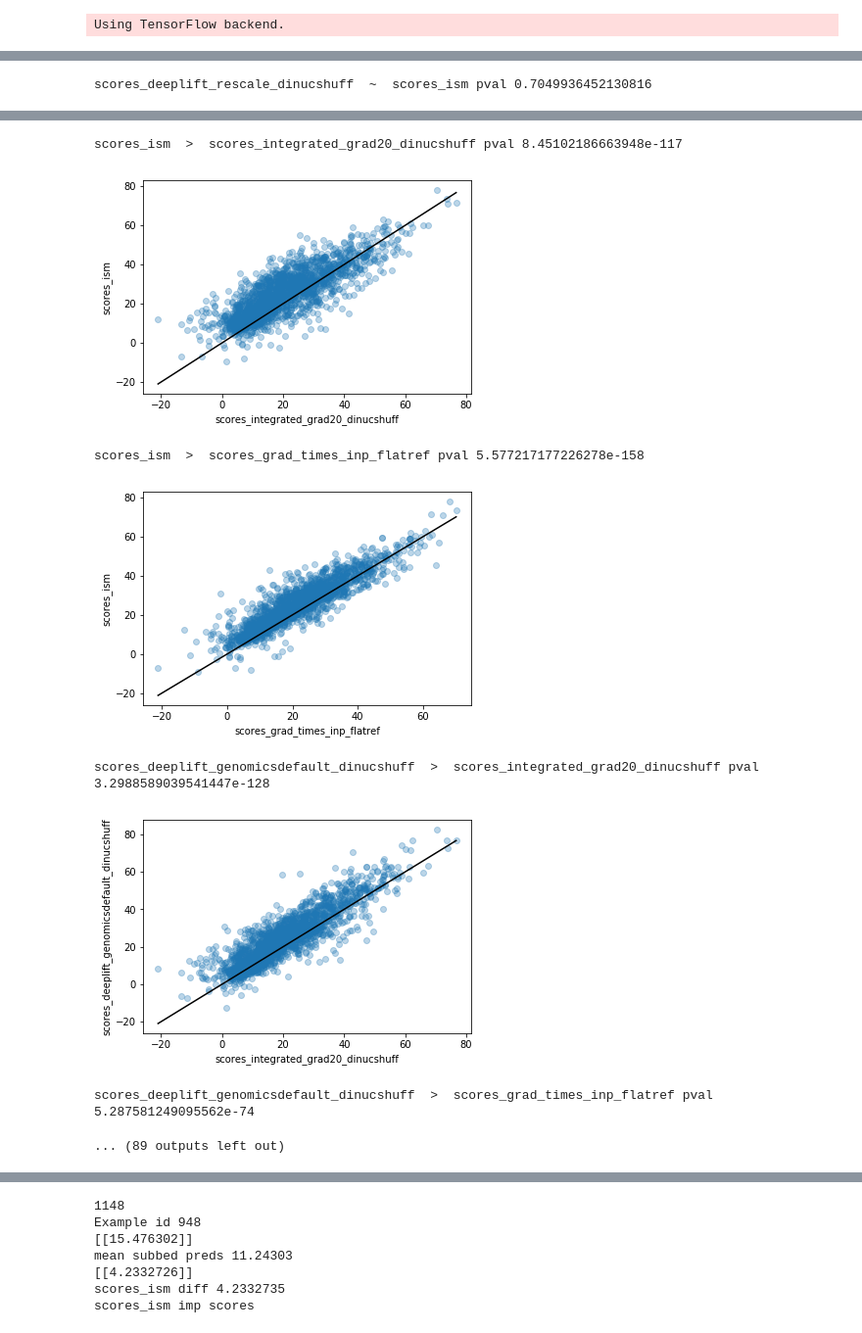
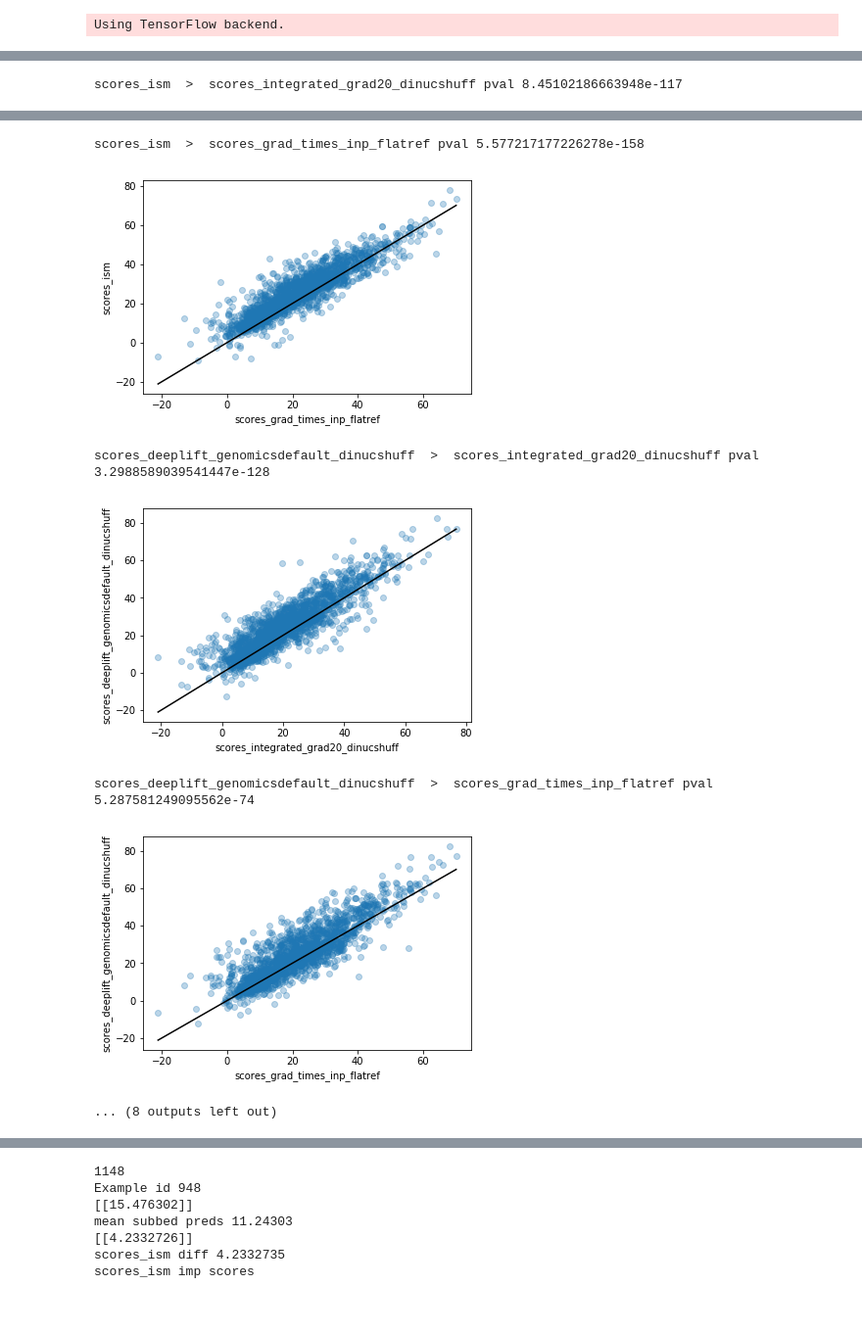
Before and after one commit to kundajelab/interpret-benchmark, a Jupyter notebook: data/Assess model fidelity.ipynb, the cells around one changed output, grey strips where cells are left out. Shown at 98% size. Saved outputs shown, nothing was run; the diff lists cells and outputs as text; code cells hidden in the pictures.

Commit message:
more model fidelity plots

```diff
--- a/data/Assess model fidelity.ipynb
+++ b/data/Assess model fidelity.ipynb
@@ -97,10 +97,10 @@ import random
 
 model_prefixes_and_folders = [
     ("record_1_model_txak1", "HepG2"),
-    ("record_1_model_8E0g9", "GM12878"),
-    ("record_1_model_YJQ5u", "K562"),
-    ("record_1_model_xIIj6", "A549"),
-    ("record_1_model_HICYK", "MCF-7"),
+    #("record_1_model_8E0g9", "GM12878"),
+    #("record_1_model_YJQ5u", "K562"),
+    #("record_1_model_xIIj6", "A549"),
+    #("record_1_model_HICYK", "MCF-7"),
 ]
 
 
@@ -113,11 +113,11 @@ model_prefixes_and_folders = [
 
 model_folder_to_subbed_diffs_lookup = {}
 model_folder_to_zerod_diffs_lookup = {}
-model_folder_to_shuffled_onehot_seqs = {}
+#model_folder_to_shuffled_onehot_seqs = {}
 model_folder_to_predictive_model = {}
 model_folder_to_method_to_tozero = {}
 
-debug_ex_id = 948#
+debug_ex_id = 1511#
 
 for model_prefix,folder in model_prefixes_and_folders:
     print("\n\n###########\nOn model prefix",folder+"/"+model_prefix,"\n############")
@@ -138,15 +138,15 @@ for model_prefix,folder in model_prefixes_and_folders:
 
     print("DEBUG original preds ex_id",debug_ex_id,"is",orig_preds[debug_ex_id])
 
-    seqs = [onehot_to_seq(x) for x in onehot_seq]
-    shuffled_onehot_seqs = []
-    num_shuffles_to_make = 10
-    np.random.seed(1234)
-    random.seed(1234)
-    for i in range(num_shuffles_to_make):
-        shuffled_onehot_seqs.append(np.array(
-                [one_hot_encode_along_channel_axis(dinuc_shuffle.dinuc_shuffle(x)) for x in seqs]))
-    model_folder_to_shuffled_onehot_seqs[folder] = shuffled_onehot_seqs
+    #seqs = [onehot_to_seq(x) for x in onehot_seq]
+    #shuffled_onehot_seqs = []
+    #num_shuffles_to_make = 10
+    #np.random.seed(1234)
+    #random.seed(1234)
+    #for i in range(num_shuffles_to_make):
+    #    shuffled_onehot_seqs.append(np.array(
+    #            [one_hot_encode_along_channel_axis(dinuc_shuffle.dinuc_shuffle(x)) for x in seqs]))
+    #model_folder_to_shuffled_onehot_seqs[folder] = shuffled_onehot_seqs
 
     #######Score things
     method_to_zerod_diffs = {}
@@ -155,8 +155,8 @@ for model_prefix,folder in model_prefixes_and_folders:
     percentile = 80
 
     scoring_methods = [
-        'interspersed',
-        'random',
+        #'interspersed',
+        #'random',
         'scores_ism',
         'scores_deeplift_rescale_dinucshuff',
         'scores_deeplift_genomicsdefault_dinucshuff',
@@ -334 +333 @@ scores_ism  >  scores_deeplift_genomicsdefault_dinucshuff pval 3.50477374894663e
-scores_deeplift_rescale_dinucshuff  ~  scores_ism pval 0.7049936452130816
+scores_ism  >  scores_integrated_grad20_dinucshuff pval 8.45102186663948e-117
@@ -336,11 +335,10 @@ scores_deeplift_rescale_dinucshuff  ~  scores_ism pval 0.7049936452130816
-scores_ism  >  scores_integrated_grad20_dinucshuff pval 8.45102186663948e-117
+scores_ism  >  scores_grad_times_inp_flatref pval 5.577217177226278e-158
-[figure]
+[figure]
-scores_ism  >  scores_grad_times_inp_flatref pval 5.577217177226278e-158
+scores_deeplift_genomicsdefault_dinucshuff  >  scores_integrated_grad20_dinucshuff pval 3.2988589039541447e-128
-[figure]
+[figure]
-scores_deeplift_genomicsdefault_dinucshuff  >  scores_integrated_grad20_dinucshuff pval 3.2988589039541447e-128
+scores_deeplift_genomicsdefault_dinucshuff  >  scores_grad_times_inp_flatref pval 5.287581249095562e-74
-[figure]
+[figure, added]
-scores_deeplift_genomicsdefault_dinucshuff  >  scores_grad_times_inp_flatref pval 5.287581249095562e-74
+... (8 outputs left out)
-... (89 outputs left out)
 # %%
 import h5py
 
```
Also changed, not shown: parts of 3 cells of this notebook, 4 other files.
